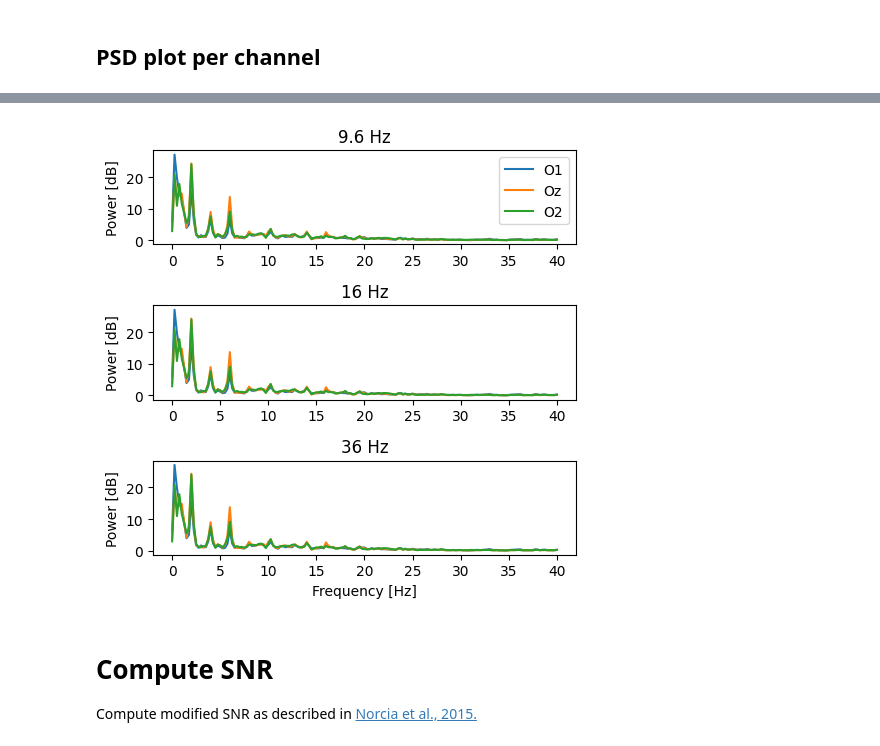
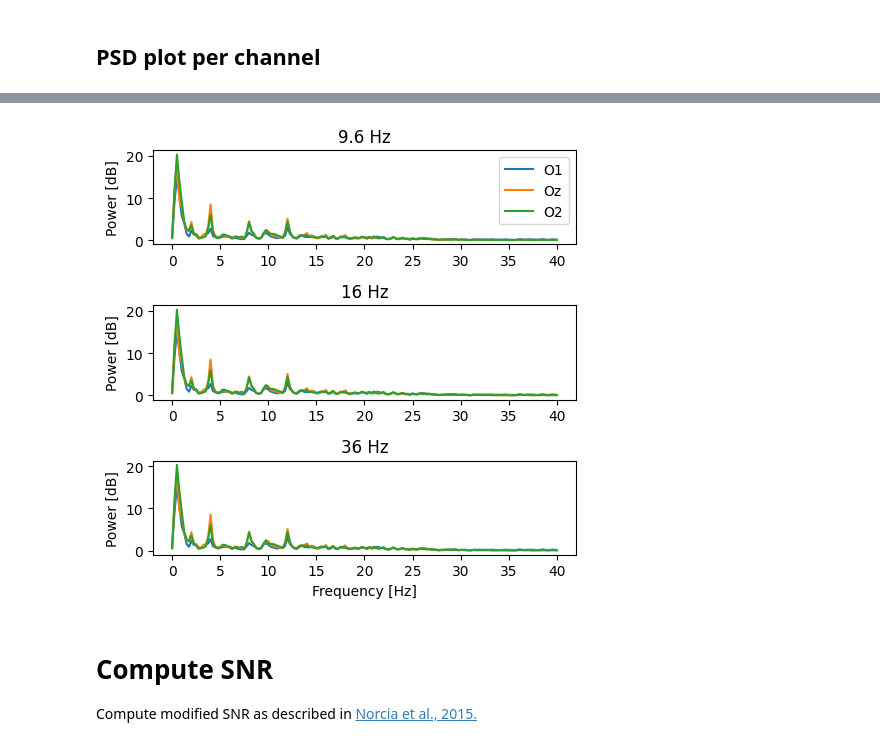
Before and after one commit to kirtonBCIlab/easy-on-the-eyes, a Jupyter notebook: eeg_snr_batch.ipynb, the cells around one changed output, grey strips where cells are left out. Drawn from its saved outputs; the diff is of its cells as text; code cells hidden in the pictures.

```diff
--- a/eeg_snr_batch.ipynb
+++ b/eeg_snr_batch.ipynb
@@ -153,7 +159,7 @@ import matplotlib.pyplot as plt
 # Variables to select stimulus type and channel names
 file_to_plot = 0  # Index of the file to be plotted
 trial_to_plot = 0  # Index of the trial to be plotted
-stimulus_type = 0  # Index of the stimulus type
+stimulus_type = 4  # Index of the stimulus type
 plot_channels = ['O1', 'Oz', 'O2']  # List of channel names
 max_freq = 40  # Maximum frequency to be plotted
 colors = ['blue', 'orange', 'green']
@@ -161,34 +167,34 @@ colors = ['blue', 'orange', 'green']
 # Create a 3 by 3 subfigure matrix
 # CHANGE FIGSIZE TO ADJUST SIZE OF PLOT
 fig, axes = plt.subplots(3, 1, figsize=(5, 5))
 
 for row in range(3):
     # Get the index of the channel name
     ch_names = settings[file_to_plot]["ch_names"]
     channel_mask = [i for i,item in enumerate(ch_names) if item in plot_channels]
     freq_mask = eeg_f[file_to_plot] <= max_freq
 
     # Plot the eeg_pxx for the selected stimulus type and channel
     axes[row].plot(
         eeg_f[file_to_plot][freq_mask],
         eeg_pxx[file_to_plot][stimulus_type, trial_to_plot, channel_mask, :][:, freq_mask].T,
         )
 
     axes[row].set_ylabel("Power [dB]")
 
 axes[0].legend(plot_channels)
 axes[2].set_xlabel("Frequency [Hz]")
 axes[0].set_title("9.6 Hz")
 axes[1].set_title("16 Hz")
 axes[2].set_title("36 Hz")
 
 # Adjust the spacing between subplots
 plt.tight_layout()
 
 # Show the plot
 plt.show()
 # %% [output]
-[figure, old version]
+[figure, new version]
 # %% [markdown]
 # Compute SNR
 
```
Also changed, not shown: parts of 2 cells of this notebook.
